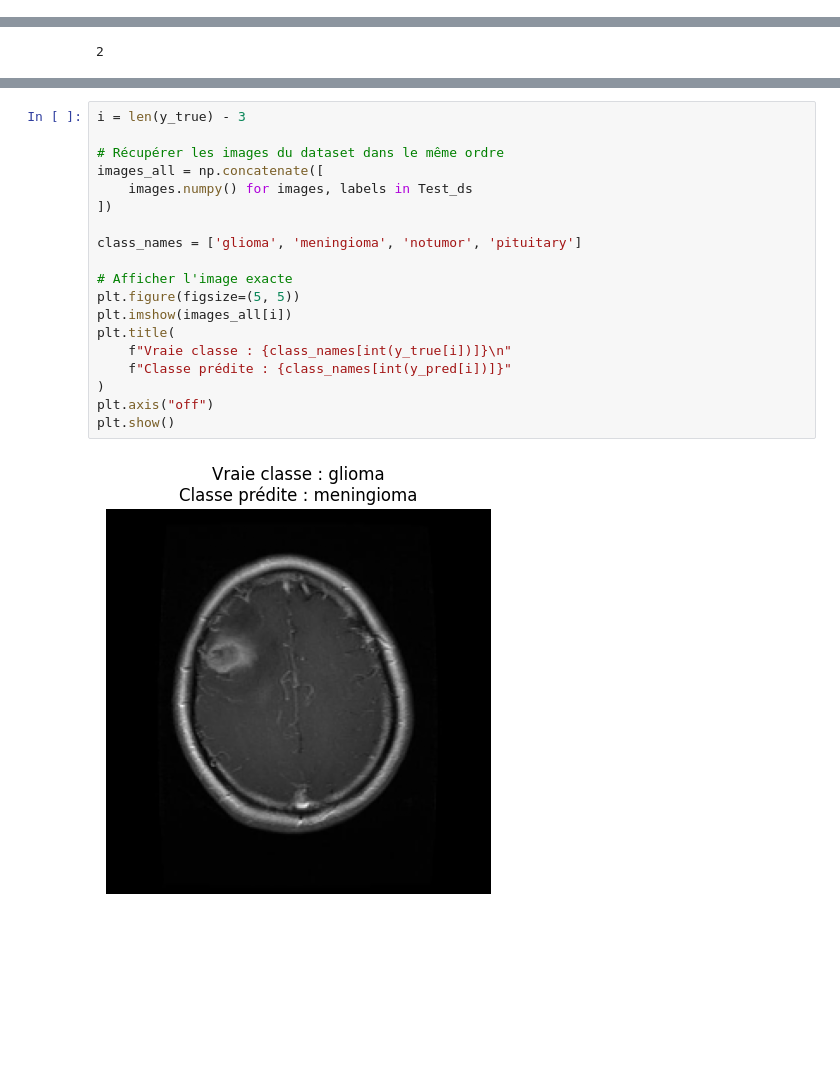
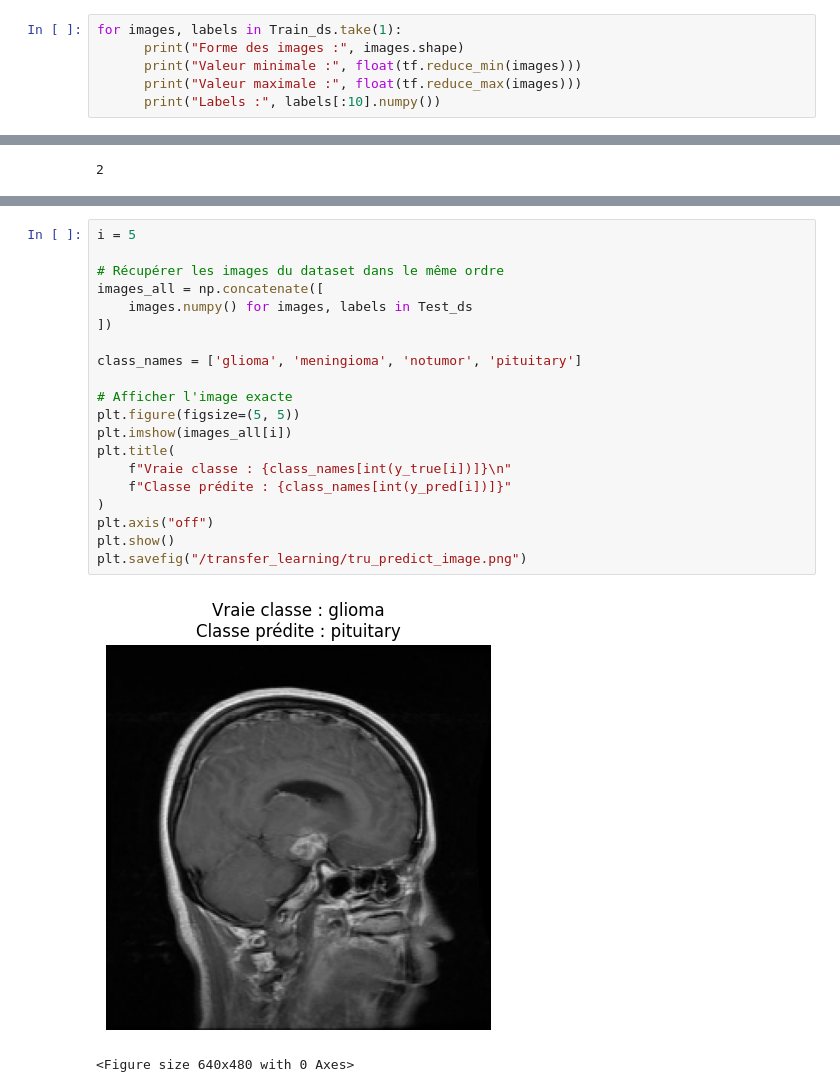
Before and after one commit to NohailaAitHammad/NeuroVision_AI, a Jupyter notebook: TransfertLearning/transfer_learning_v1.ipynb, the cells around one changed output, grey strips where cells are left out. Drawn from its saved outputs; the diff is of its cells as text; blank space fills up the shorter version.

```diff
--- a/TransfertLearning/transfer_learning_v1.ipynb
+++ b/TransfertLearning/transfer_learning_v1.ipynb
@@ -182,3 +194,9 @@ for image_batch, label_batch in Train_ds:
 # %% [output]
 (32, 224, 224, 3)
 (32,)
+# %%
+for images, labels in Train_ds.take(1):
+      print("Forme des images :", images.shape)
+      print("Valeur minimale :", float(tf.reduce_min(images)))
+      print("Valeur maximale :", float(tf.reduce_max(images)))
+      print("Labels :", labels[:10].numpy())
@@ -468,22 +507,24 @@ tf.keras.utils.plot_model(model, to_file=str(checkpoint_path1), show_shapes=True
 # %%
-i = len(y_true) - 3
+i = 5
 
 # Récupérer les images du dataset dans le même ordre
 images_all = np.concatenate([
     images.numpy() for images, labels in Test_ds
 ])
 
 class_names = ['glioma', 'meningioma', 'notumor', 'pituitary']
 
 # Afficher l'image exacte
 plt.figure(figsize=(5, 5))
 plt.imshow(images_all[i])
 plt.title(
     f"Vraie classe : {class_names[int(y_true[i])]}\n"
     f"Classe prédite : {class_names[int(y_pred[i])]}"
 )
 plt.axis("off")
 plt.show()
+plt.savefig("/transfer_learning/tru_predict_image.png")
 # %% [output]
-[figure, old version]
+[figure, new version]
+<Figure size 640x480 with 0 Axes>
 # %%
```
Also changed, not shown: parts of 30 cells of this notebook, 8 other files.
